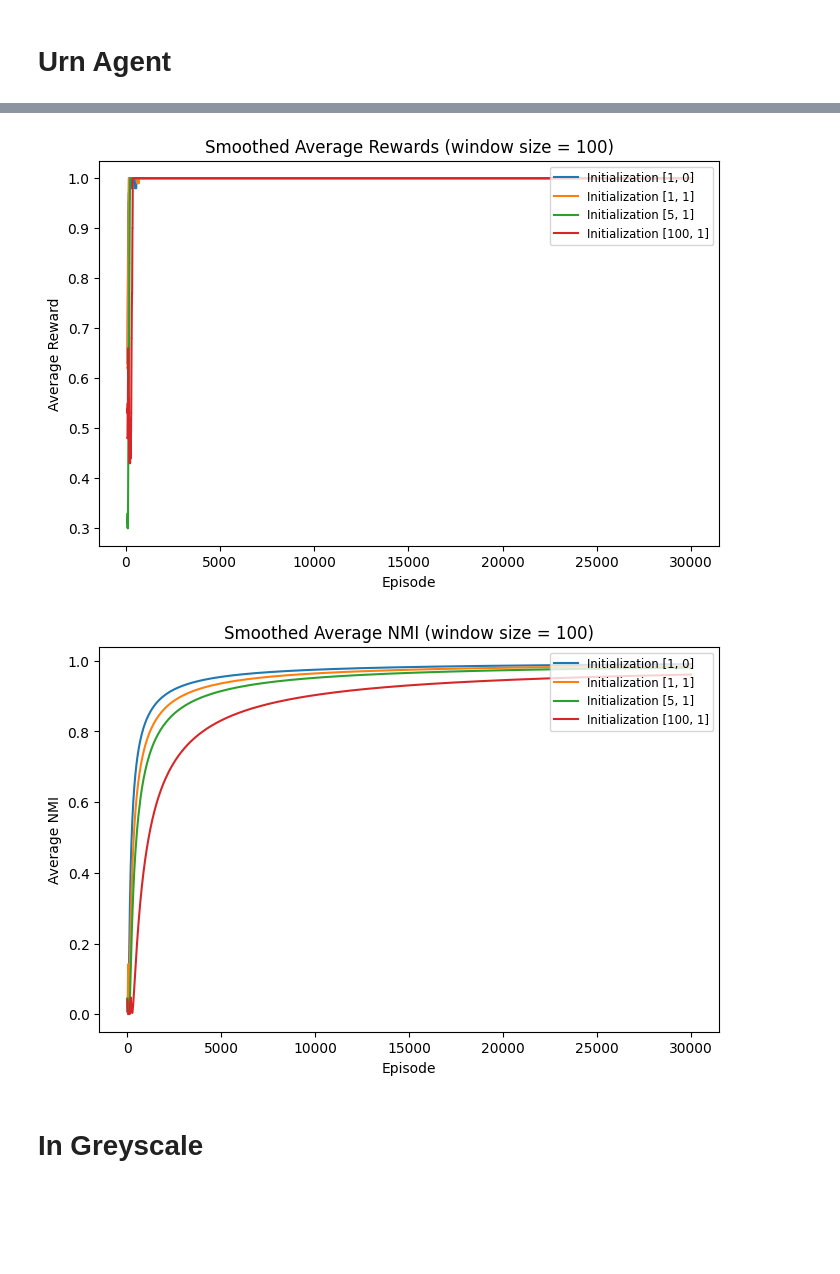
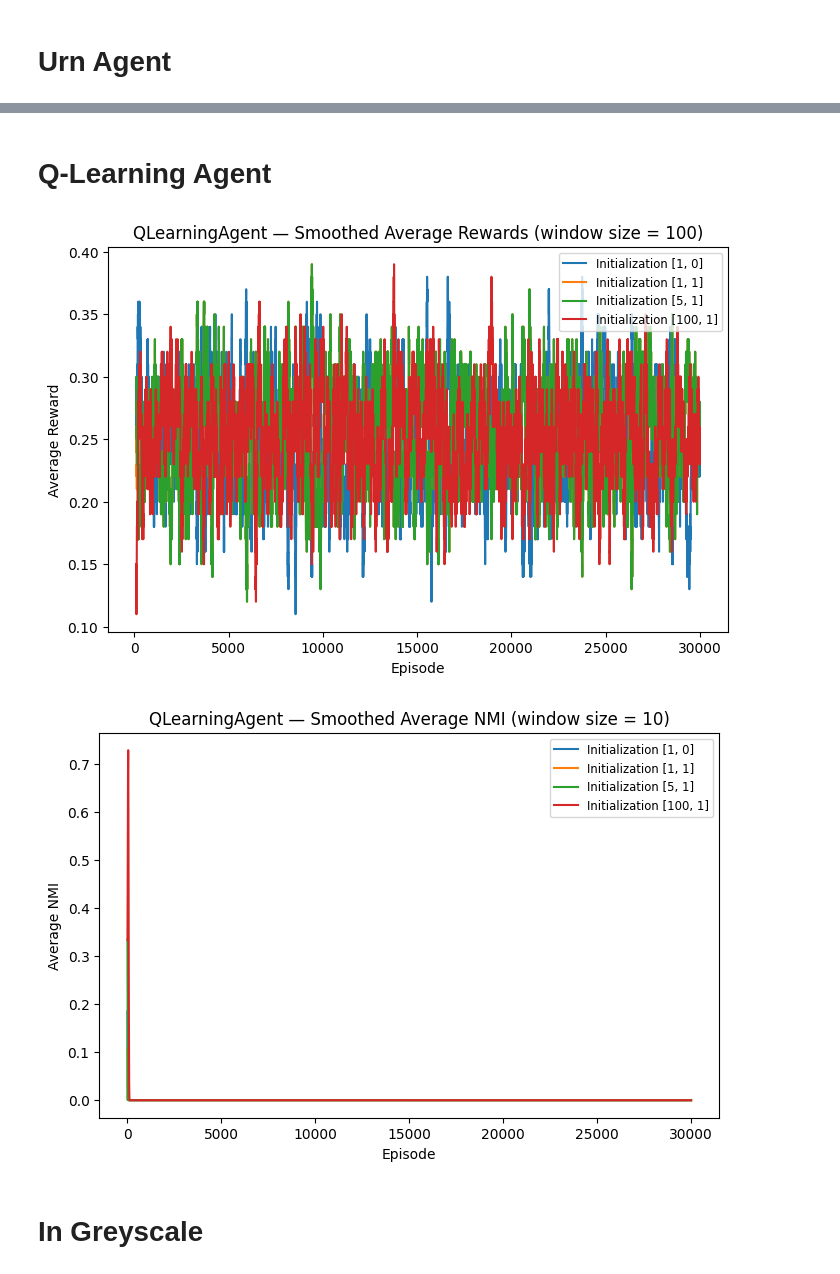
Before and after one commit to IgnacioOQ/RL_Signaling, a Jupyter notebook: notebooks/Initializations_test.ipynb, the cells around one changed output, grey strips where cells are left out. Drawn from its saved outputs; the diff is of its cells as text; code cells hidden in the pictures; blank space fills up the shorter version.

```diff
--- a/notebooks/Initializations_test.ipynb
+++ b/notebooks/Initializations_test.ipynb
@@ -71,0 +87,12 @@ for init_weights in tqdm([[1,0],[1,1],[5,1],[100,1]]):
+# %%
+plt.figure(figsize=(8, 5))
+for key in urn_nmi_histories:
+    smoothed_NMI = [sum(urn_nmi_histories[key][0][j:j+10]) / 10 for j in range(0, n_episodes, 10)]
+    plt.plot(range(0, n_episodes, 10), smoothed_NMI, label=f'Initialization {key}')
+
+plt.title('UrnAgent — Smoothed Average NMI (window size = 10)')
+plt.xlabel('Episode')
+plt.ylabel('Average NMI')
+plt.legend(loc='upper right', fontsize='small')
+
+plt.savefig(dump_path + 'initializations_urn_nmi.png', dpi=300)
@@ -71,0 +101,2 @@ for init_weights in tqdm([[1,0],[1,1],[5,1],[100,1]]):
+# %% [markdown]
+# Q-Learning Agent
@@ -72,42 +136,32 @@ for init_weights in tqdm([[1,0],[1,1],[5,1],[100,1]]):
 # %%
-plt.figure(figsize=(8, 5)) # (width, height)
-for key in rewards_histories:
-# first smoothing
-    #smoothed_rewards = [sum(rewards_history[i][j:j+100]) / 100 for j in range(0, n_episodes, 100)]
-    #plt.plot(range(0, n_episodes, 100), smoothed_rewards, label=f"Agent {i}")
-    # second smoothing
+plt.figure(figsize=(8, 5))
+for key in qlearning_rewards_histories:
     window_size = 100
-    smoothed_rewards = np.convolve(rewards_histories[key][0], np.ones(window_size)/window_size, mode='valid')
-    plt.plot(range(window_size - 1, n_episodes), smoothed_rewards, label=f"Initialization {key}")
+    smoothed_rewards = np.convolve(qlearning_rewards_histories[key][0], np.ones(window_size) / window_size, mode='valid')
+    plt.plot(range(window_size - 1, n_episodes), smoothed_rewards, label=f'Initialization {key}')
 
-    plt.title(f"Smoothed Average Rewards (window size = {window_size})")
-    plt.xlabel("Episode")
-    plt.ylabel("Average Reward")
-    plt.legend(loc="upper right", fontsize="small")  # You can also use a numeric value like fontsize=8
+plt.title(f'QLearningAgent — Smoothed Average Rewards (window size = {window_size})')
+plt.xlabel('Episode')
+plt.ylabel('Average Reward')
+plt.legend(loc='upper right', fontsize='small')
 
-plot_filename = dump_path+f"initializations_rewards.png"
-plt.savefig(plot_filename, dpi=300)
+plt.savefig(dump_path + 'initializations_rewards.png', dpi=300)
 # %% [output]
-[figure, old version]
+[figure, new version]
 # %%
-plt.figure(figsize=(8, 5)) # (width, height)
-for key in signal_information_histories:
-# first smoothing
-    #smoothed_rewards = [sum(rewards_history[i][j:j+100]) / 100 for j in range(0, n_episodes, 100)]
-    #plt.plot(range(0, n_episodes, 100), smoothed_rewards, label=f"Agent {i}")
-    # second smoothing
-    smoothed_NMI = [sum(signal_information_histories[key][0][j:j+10]) / 10 for j in range(0, n_episodes, 10)]
-    plt.plot(range(0, n_episodes, 10), smoothed_NMI, label=f"Initialization {key}")
+plt.figure(figsize=(8, 5))
+for key in qlearning_nmi_histories:
+    smoothed_NMI = [sum(qlearning_nmi_histories[key][0][j:j+10]) / 10 for j in range(0, n_episodes, 10)]
+    plt.plot(range(0, n_episodes, 10), smoothed_NMI, label=f'Initialization {key}')
 
-    plt.title(f"Smoothed Average NMI (window size = {window_size})")
-    plt.xlabel("Episode")
-    plt.ylabel("Average NMI")
-    plt.legend(loc="upper right", fontsize="small")  # You can also use a numeric value like fontsize=8
+plt.title('QLearningAgent — Smoothed Average NMI (window size = 10)')
+plt.xlabel('Episode')
+plt.ylabel('Average NMI')
+plt.legend(loc='upper right', fontsize='small')
 
-plot_filename = dump_path+f"initializations_nmi.png"
-plt.savefig(plot_filename, dpi=300)
+plt.savefig(dump_path + 'initializations_nmi.png', dpi=300)
 # %% [output]
-[figure, old version]
+[figure, new version]
 # %% [markdown]
 # In Greyscale
 # %%
```
Also changed, not shown: parts of 7 cells of this notebook, 27 other files.
